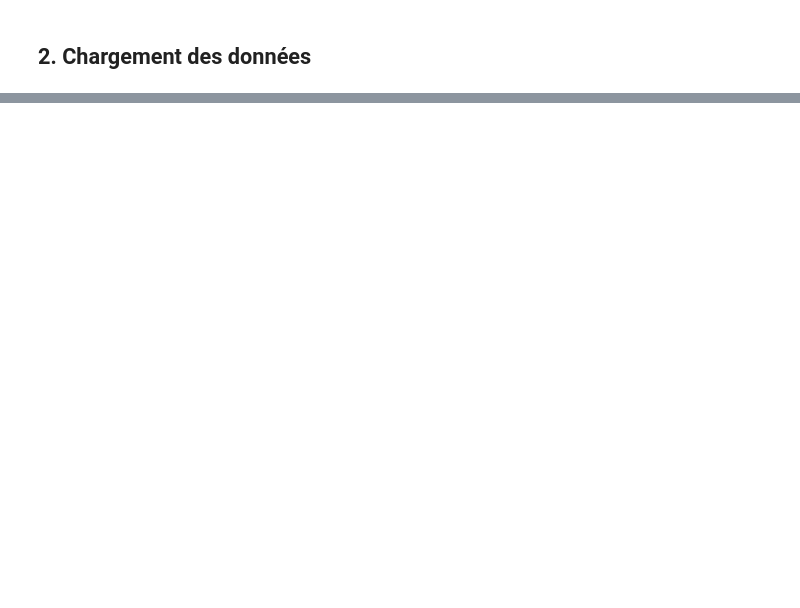
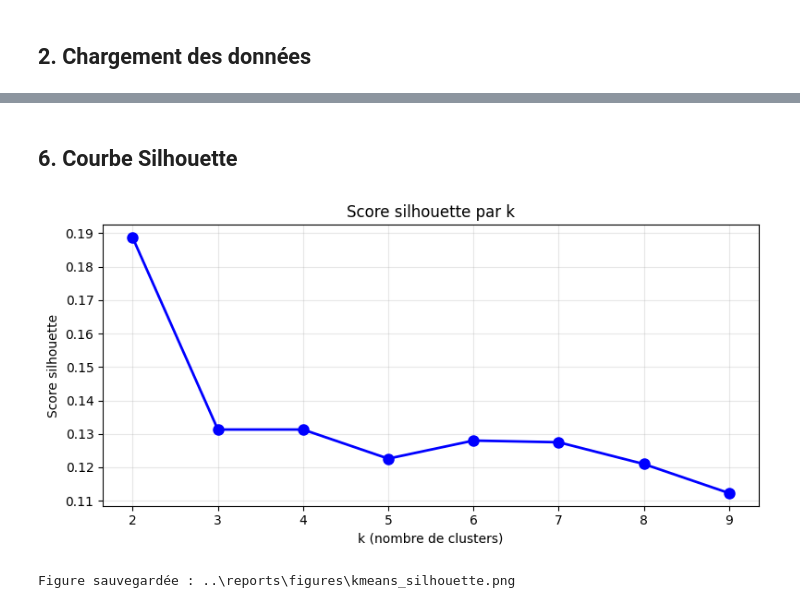
Before and after one commit to AirG213/humanforyou-attrition-ml, a Jupyter notebook: notebooks/04_KMeans_Exploration.ipynb, the cells around one changed output, grey strips where cells are left out. Drawn from its saved outputs; the diff is of its cells as text; code cells hidden in the pictures; blank space fills up the shorter version.

```diff
--- a/notebooks/04_KMeans_Exploration.ipynb
+++ b/notebooks/04_KMeans_Exploration.ipynb
@@ -424,0 +101,12 @@ Silhouette : 0.0542
+# %%
+K_RANGE = range(2, 10)
+results = []
+
+for k in K_RANGE:
+    km = KMeans(n_clusters=k, random_state=RANDOM_STATE, n_init=10)
+    labels = km.fit_predict(X_scaled)
+    sil = silhouette_score(X_scaled, labels)
+    results.append({'k': k, 'inertia': km.inertia_, 'silhouette': round(sil, 4)})
+
+results_df = pd.DataFrame(results)
+print(results_df.to_string(index=False))
@@ -424,0 +123,18 @@ Silhouette : 0.0542
+# %% [markdown]
+## 6. Courbe Silhouette
+# %%
+fig, ax = plt.subplots(figsize=(8, 4))
+ax.plot(results_df['k'], results_df['silhouette'], 'bo-', linewidth=2, markersize=8)
+ax.set_xlabel('k (nombre de clusters)')
+ax.set_ylabel('Score silhouette')
+ax.set_title('Score silhouette par k')
+ax.set_xticks(list(K_RANGE))
+ax.grid(alpha=0.3)
+plt.tight_layout()
+plt.savefig(FIG_DIR / 'kmeans_silhouette.png', dpi=300, bbox_inches='tight')
+
+plt.show()
+print(f'Figure sauvegardée : {FIG_DIR / "kmeans_silhouette.png"}')
+# %% [output]
+[figure, added]
+Figure sauvegardée : ..\reports\figures\kmeans_silhouette.png
```
Also changed, not shown: parts of 53 cells of this notebook, 16 other files.
